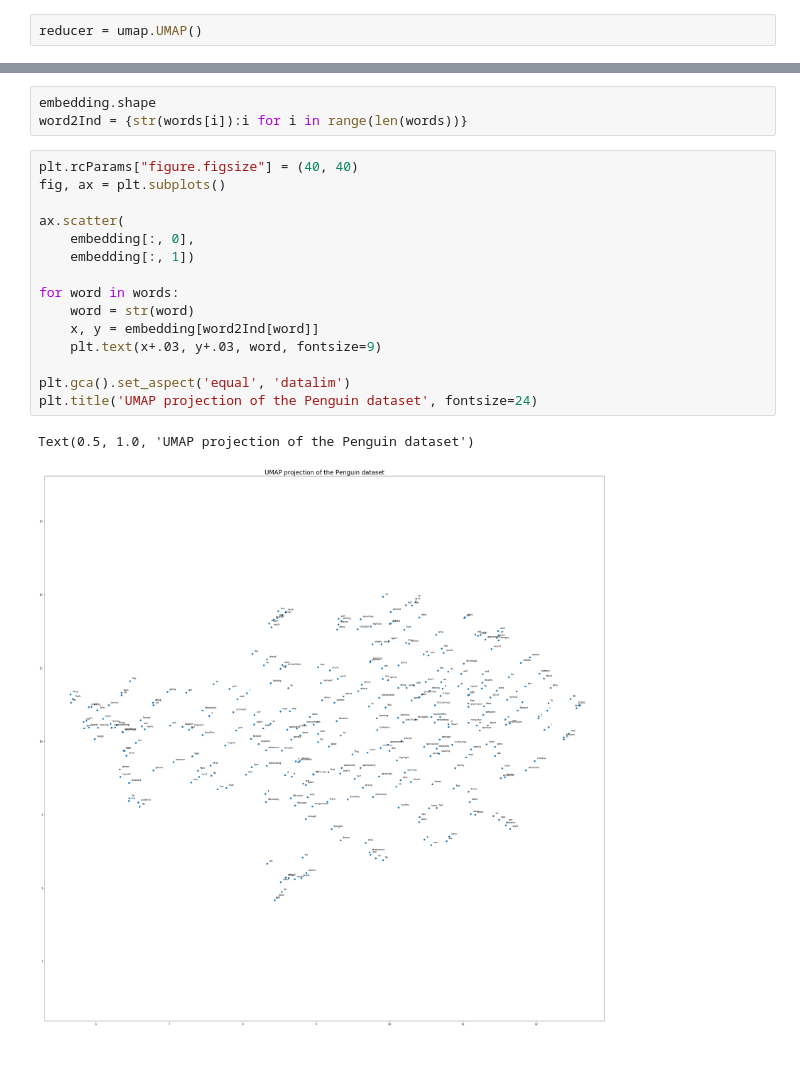
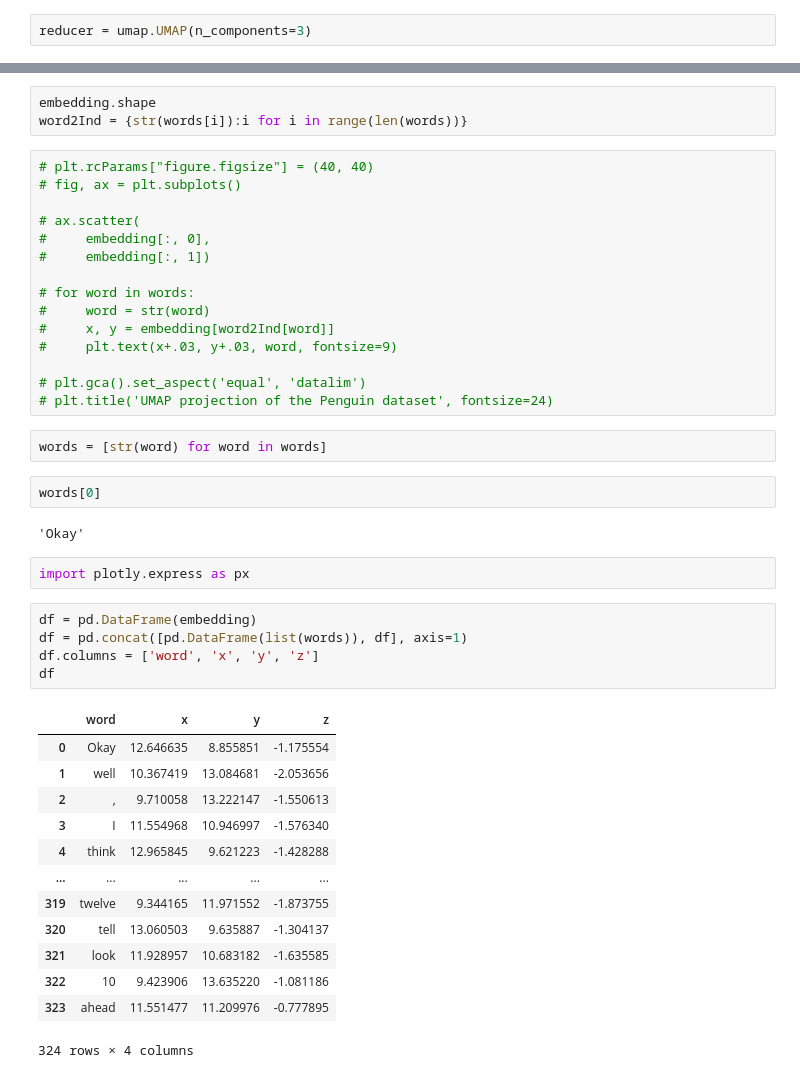
Before and after one commit to martinoni/streamlit_medical, a Jupyter notebook: Untitled.ipynb, the cells around one changed output, grey strips where cells are left out. Drawn from its saved outputs; the diff is of its cells as text.

Commit message:
3d umap

```diff
--- a/Untitled.ipynb
+++ b/Untitled.ipynb
@@ -94,7 +94,7 @@ import pandas as pd
 # %%
 import umap
 # %%
-reducer = umap.UMAP()
+reducer = umap.UMAP(n_components=3)
 # %%
 scaled_data = StandardScaler().fit_transform(data_vecs_unique)
 # %%
@@ -104,20 +126,44 @@ embedding.shape
 embedding.shape
 word2Ind = {str(words[i]):i for i in range(len(words))}
 # %%
-plt.rcParams["figure.figsize"] = (40, 40)
-fig, ax = plt.subplots()
+# plt.rcParams["figure.figsize"] = (40, 40)
+# fig, ax = plt.subplots()
 
-ax.scatter(
-    embedding[:, 0],
-    embedding[:, 1])
+# ax.scatter(
+#     embedding[:, 0],
+#     embedding[:, 1])
 
-for word in words:
-    word = str(word)
-    x, y = embedding[word2Ind[word]]
-    plt.text(x+.03, y+.03, word, fontsize=9)
+# for word in words:
+#     word = str(word)
+#     x, y = embedding[word2Ind[word]]
+#     plt.text(x+.03, y+.03, word, fontsize=9)
 
-plt.gca().set_aspect('equal', 'datalim')
-plt.title('UMAP projection of the Penguin dataset', fontsize=24)
+# plt.gca().set_aspect('equal', 'datalim')
+# plt.title('UMAP projection of the Penguin dataset', fontsize=24)
-# %% [output]
-Text(0.5, 1.0, 'UMAP projection of the Penguin dataset')
-[figure, removed]
+# %%
+words = [str(word) for word in words]
+# %%
+words[0]
+# %% [output]
+'Okay'
+# %%
+import plotly.express as px
+# %%
+df = pd.DataFrame(embedding)
+df = pd.concat([pd.DataFrame(list(words)), df], axis=1)
+df.columns = ['word', 'x', 'y', 'z']
+df
+# %% [output]
+|  | word | x | y | z |
+| 0 | Okay | 12.646635 | 8.855851 | -1.175554 |
+| 1 | well | 10.367419 | 13.084681 | -2.053656 |
+| 2 | , | 9.710058 | 13.222147 | -1.550613 |
+| 3 | I | 11.554968 | 10.946997 | -1.576340 |
+| 4 | think | 12.965845 | 9.621223 | -1.428288 |
+| ... | ... | ... | ... | ... |
+| 319 | twelve | 9.344165 | 11.971552 | -1.873755 |
+| 320 | tell | 13.060503 | 9.635887 | -1.304137 |
+| 321 | look | 11.928957 | 10.683182 | -1.635585 |
+| 322 | 10 | 9.423906 | 13.635220 | -1.081186 |
+| 323 | ahead | 11.551477 | 11.209976 | -0.777895 |
+324 rows × 4 columns
```
Also changed, not shown: parts of 7 cells of this notebook.
